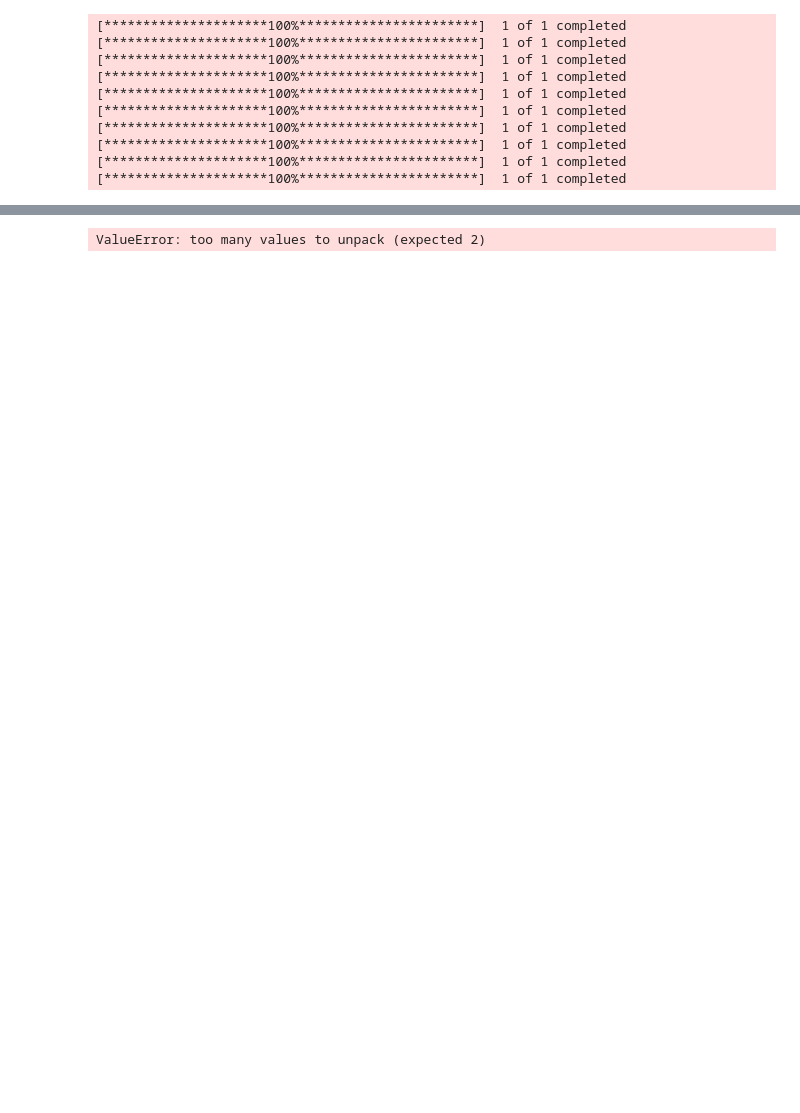
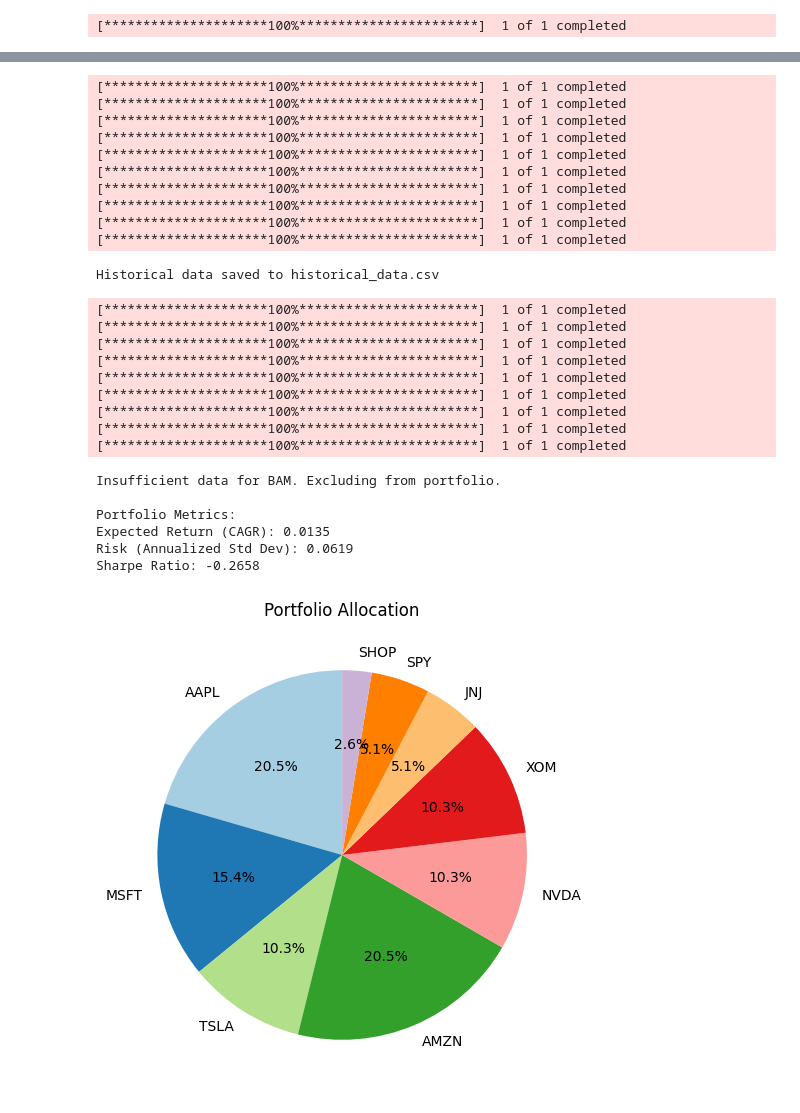
Before and after one commit to YogaWithParas/YogaWithParas, a Jupyter notebook: portfolio_analysis.ipynb, the cells around one changed output, grey strips where cells are left out. Saved outputs shown, nothing was run; the diff lists cells and outputs as text; code cells hidden in the pictures; blank space fills up the shorter version.

Commit message:
Add portfolio analysis notebook

```diff
--- a/portfolio_analysis.ipynb
+++ b/portfolio_analysis.ipynb
@@ -54,19 +59,43 @@ def fetch_data(assets):
 
     return all_data.dropna(axis=1)
 # %%
+import numpy as np
+
 def calculate_portfolio_metrics(data, weights, risk_free_rate=0.03):
-    """Calculate portfolio metrics: return, risk, and Sharpe ratio."""
+    """Calculate portfolio metrics: CAGR, annualized risk, and Sharpe ratio."""
+    # Calculate periodic returns
     returns = data.pct_change().dropna()
-    annual_returns = returns.mean() * 252
+
+    # Calculate CAGR for the portfolio
+    initial_values = data.iloc[0, :]
+    final_values = data.iloc[-1, :]
+    years = len(data) / 12  # Assuming monthly data
+
+    cagr = {
+        asset: (final_values[asset] / initial_values[asset]) ** (1 / years) - 1
+        for asset in data.columns
+    }
+
+    # Calculate annualized return for risk (volatility)
+    annual_returns = returns.mean() * 12
+    annualized_risk = returns.std() * np.sqrt(12)
+
+    # Normalize weights
     normalized_weights = [w / sum(weights) for w in weights]
-    portfolio_return = np.dot(normalized_weights, annual_returns)
-    cov_matrix = returns.cov() * 252
+
+    # Portfolio metrics
+    portfolio_return = np.dot(normalized_weights, list(cagr.values()))  # Use CAGR for return
+    cov_matrix = returns.cov() * 12
     portfolio_variance = np.dot(normalized_weights, np.dot(cov_matrix, normalized_weights))
     portfolio_std_dev = np.sqrt(portfolio_variance)
+
+    # Sharpe Ratio
     sharpe_ratio = (portfolio_return - risk_free_rate) / portfolio_std_dev
+
+    # Return portfolio metrics
     return {
-        "Expected Return": portfolio_return,
-        "Risk (Std Dev)": portfolio_std_dev,
+        "Expected Return (CAGR)": portfolio_return,
+        "Risk (Annualized Std Dev)": portfolio_std_dev,
         "Sharpe Ratio": sharpe_ratio
     }
 # %%
@@ -173,7 +202,11 @@ def get_portfolio_input():
 # %%
 def main():
     # Step 1: Get portfolio input
-    assets, weights = get_portfolio_input()
+    portfolio_df = get_portfolio_input()
+
+    # Extract assets and weights from the returned DataFrame
+    assets = portfolio_df['Ticker'].tolist()
+    weights = portfolio_df['Weight'].tolist()
 
     # Step 2: Fetch historical data
     all_data = fetch_data(assets)
@@ -213,10 +244 @@ Downloading monthly historical data for tickers...
 [*********************100%***********************]  1 of 1 completed
-[*********************100%***********************]  1 of 1 completed
-[*********************100%***********************]  1 of 1 completed
-[*********************100%***********************]  1 of 1 completed
-[*********************100%***********************]  1 of 1 completed
-[*********************100%***********************]  1 of 1 completed
-[*********************100%***********************]  1 of 1 completed
-[*********************100%***********************]  1 of 1 completed
-[*********************100%***********************]  1 of 1 completed
-[*********************100%***********************]  1 of 1 completed
@@ -224 +247,27 @@ Historical data saved to historical_data.csv
-ValueError: too many values to unpack (expected 2)
+[*********************100%***********************]  1 of 1 completed
+[*********************100%***********************]  1 of 1 completed
+[*********************100%***********************]  1 of 1 completed
+[*********************100%***********************]  1 of 1 completed
+[*********************100%***********************]  1 of 1 completed
+[*********************100%***********************]  1 of 1 completed
+[*********************100%***********************]  1 of 1 completed
+[*********************100%***********************]  1 of 1 completed
+[*********************100%***********************]  1 of 1 completed
+[*********************100%***********************]  1 of 1 completed
+Historical data saved to historical_data.csv
+[*********************100%***********************]  1 of 1 completed
+[*********************100%***********************]  1 of 1 completed
+[*********************100%***********************]  1 of 1 completed
+[*********************100%***********************]  1 of 1 completed
+[*********************100%***********************]  1 of 1 completed
+[*********************100%***********************]  1 of 1 completed
+[*********************100%***********************]  1 of 1 completed
+[*********************100%***********************]  1 of 1 completed
+[*********************100%***********************]  1 of 1 completed
+Insufficient data for BAM. Excluding from portfolio.
+
+Portfolio Metrics:
+Expected Return (CAGR): 0.0135
+Risk (Annualized Std Dev): 0.0619
+Sharpe Ratio: -0.2658
+[figure, added]
```
Also changed, not shown: parts of 6 cells of this notebook.
